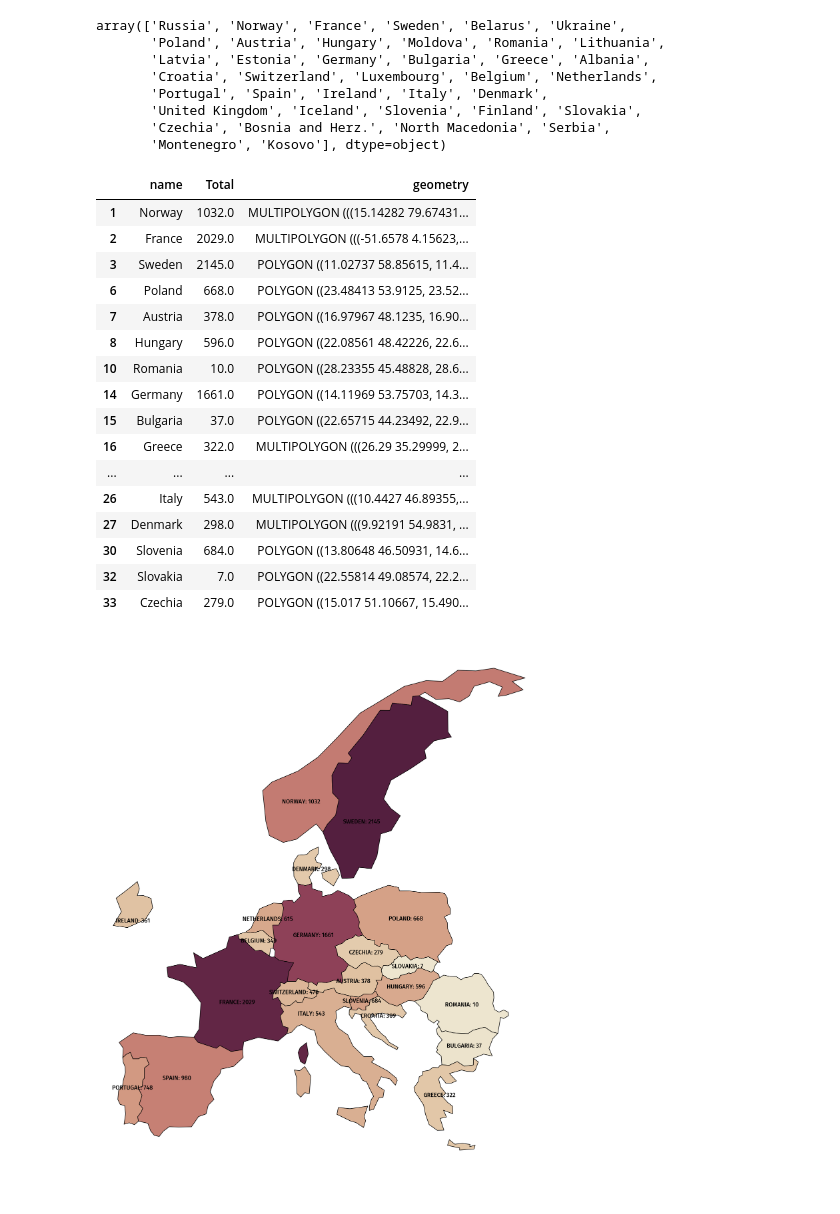
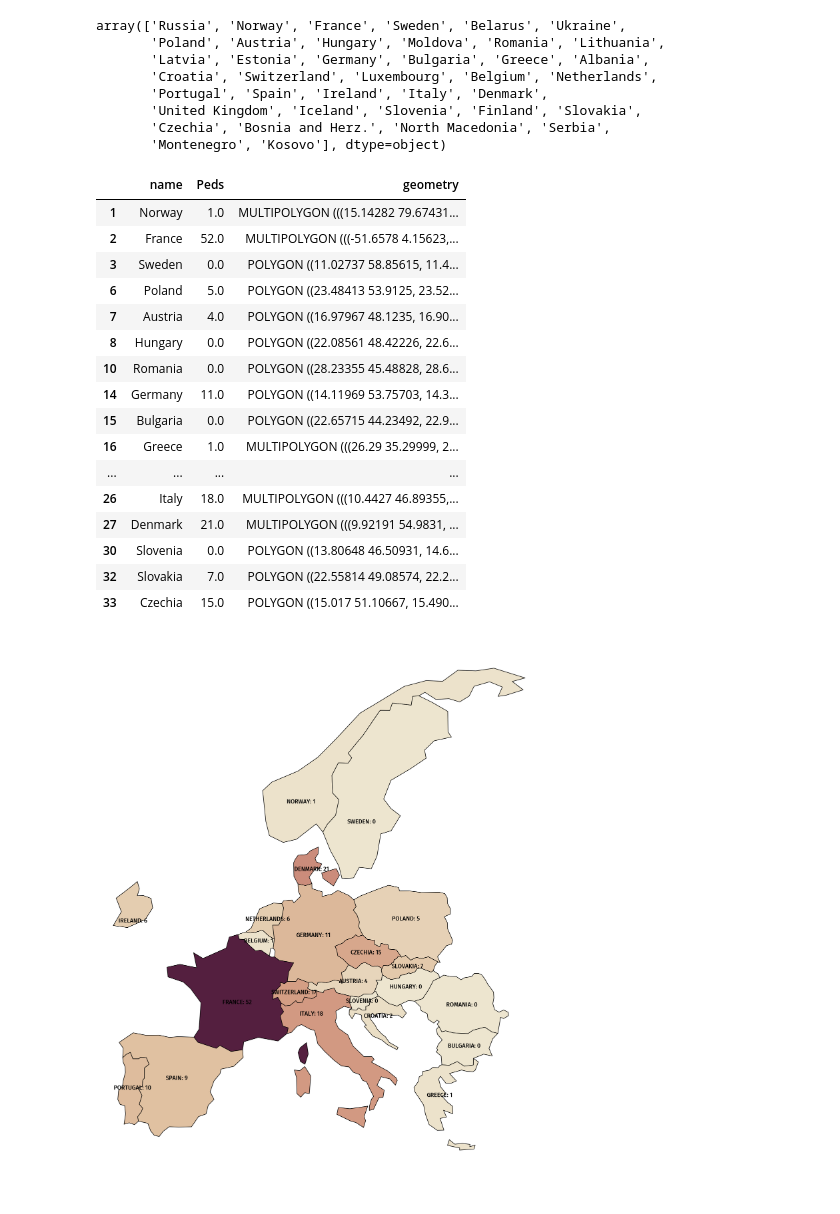
Before and after one commit to Le-bruit-de-nos-pas/boattini_BSI_infections, a Jupyter notebook: country_isolates.ipynb, the cells around one changed output. Saved outputs shown, nothing was run; the diff lists cells and outputs as text; code cells hidden in the pictures.

```diff
--- a/country_isolates.ipynb
+++ b/country_isolates.ipynb
@@ -61,27 +81,27 @@ data = data[data['name'].isin(['Slovakia', 'Romania', 'Bulgaria', 'Czechia', 'De
        'Italy', 'Netherlands', 'Poland', 'Slovenia', 'Portugal', 'Spain',
        'Norway', 'Germany', 'France', 'Sweden', 'Croatia'])]
 
-data = data[['name', 'Total', 'geometry']]
+data = data[['name', 'Peds', 'geometry']]
 data = data.dropna()
 data
 # %% [output]
-|  | name | Total | geometry |
-| 1 | Norway | 1032.0 | MULTIPOLYGON (((15.14282 79.67431... |
-| 2 | France | 2029.0 | MULTIPOLYGON (((-51.6578 4.15623,... |
-| 3 | Sweden | 2145.0 | POLYGON ((11.02737 58.85615, 11.4... |
-| 6 | Poland | 668.0 | POLYGON ((23.48413 53.9125, 23.52... |
-| 7 | Austria | 378.0 | POLYGON ((16.97967 48.1235, 16.90... |
-| 8 | Hungary | 596.0 | POLYGON ((22.08561 48.42226, 22.6... |
-| 10 | Romania | 10.0 | POLYGON ((28.23355 45.48828, 28.6... |
-| 14 | Germany | 1661.0 | POLYGON ((14.11969 53.75703, 14.3... |
-| 15 | Bulgaria | 37.0 | POLYGON ((22.65715 44.23492, 22.9... |
-| 16 | Greece | 322.0 | MULTIPOLYGON (((26.29 35.29999, 2... |
+|  | name | Peds | geometry |
+| 1 | Norway | 1.0 | MULTIPOLYGON (((15.14282 79.67431... |
+| 2 | France | 52.0 | MULTIPOLYGON (((-51.6578 4.15623,... |
+| 3 | Sweden | 0.0 | POLYGON ((11.02737 58.85615, 11.4... |
+| 6 | Poland | 5.0 | POLYGON ((23.48413 53.9125, 23.52... |
+| 7 | Austria | 4.0 | POLYGON ((16.97967 48.1235, 16.90... |
+| 8 | Hungary | 0.0 | POLYGON ((22.08561 48.42226, 22.6... |
+| 10 | Romania | 0.0 | POLYGON ((28.23355 45.48828, 28.6... |
+| 14 | Germany | 11.0 | POLYGON ((14.11969 53.75703, 14.3... |
+| 15 | Bulgaria | 0.0 | POLYGON ((22.65715 44.23492, 22.9... |
+| 16 | Greece | 1.0 | MULTIPOLYGON (((26.29 35.29999, 2... |
 | ... | ... | ... | ... |
-| 26 | Italy | 543.0 | MULTIPOLYGON (((10.4427 46.89355,... |
-| 27 | Denmark | 298.0 | MULTIPOLYGON (((9.92191 54.9831, ... |
-| 30 | Slovenia | 684.0 | POLYGON ((13.80648 46.50931, 14.6... |
+| 26 | Italy | 18.0 | MULTIPOLYGON (((10.4427 46.89355,... |
+| 27 | Denmark | 21.0 | MULTIPOLYGON (((9.92191 54.9831, ... |
+| 30 | Slovenia | 0.0 | POLYGON ((13.80648 46.50931, 14.6... |
 | 32 | Slovakia | 7.0 | POLYGON ((22.55814 49.08574, 22.2... |
-| 33 | Czechia | 279.0 | POLYGON ((15.017 51.10667, 15.490... |
+| 33 | Czechia | 15.0 | POLYGON ((15.017 51.10667, 15.490... |
 # %%
 adjustments = {
     'France': (10, 3),
@@ -114,7 +134,7 @@ fig, ax = plt.subplots(figsize=(10, 10), dpi=300)
 fig.set_facecolor(background_color)
 ax.set_facecolor(background_color)
 
-data.plot(ax=ax, column='Total', cmap=cmap, edgecolor='black', linewidth=0.5)
+data.plot(ax=ax, column='Peds', cmap=cmap, edgecolor='black', linewidth=0.5)
 
 ax.set_xlim(-11, 41)
 ax.set_ylim(32, 73)
@@ -128,32 +148,32 @@ data['centroid'] = data_projected['centroid'].to_crs(data.crs)
 
 countries_to_annotate = [
        'Slovakia', 'Romania', 'Bulgaria', 'Czechia', 'Denmark',
        'Hungary', 'Greece', 'Belgium', 'Ireland', 'Austria', 'Switzerland',
        'Italy', 'Netherlands', 'Poland', 'Slovenia', 'Portugal', 'Spain',
        'Norway', 'Germany', 'France', 'Sweden', 'Croatia'
 ]
 
 for country in countries_to_annotate:
    centroid = data.loc[data['name'] == country, 'centroid'].values[0]
    x, y = centroid.coords[0]
    try:
       x += adjustments[country][0]
       y += adjustments[country][1]
    except KeyError:
       pass
-   rate = data.loc[data['name'] == country, 'Total'].values[0]
+   rate = data.loc[data['name'] == country, 'Peds'].values[0]
    if country=='United Kingdom':
       country = 'UK'
    if rate > 70000:
       color_text = 'white'
    else:
       color_text = text_color # 'black'
    ax_text(
       x=x, y=y, s=f"<{country.upper()}>: {rate:.0f}", fontsize=6, font=other_bold_font, color=color_text,
       ha='center', va='center', ax=ax, highlight_textprops=[{'font': other_bold_font}]
    )
 
 plt.savefig('isolates.png', dpi=300)
 plt.show()
 # %% [output]
-[figure, old version]
+[figure, new version]
```
Also changed, not shown: parts of 2 cells of this notebook, 1 other file.
